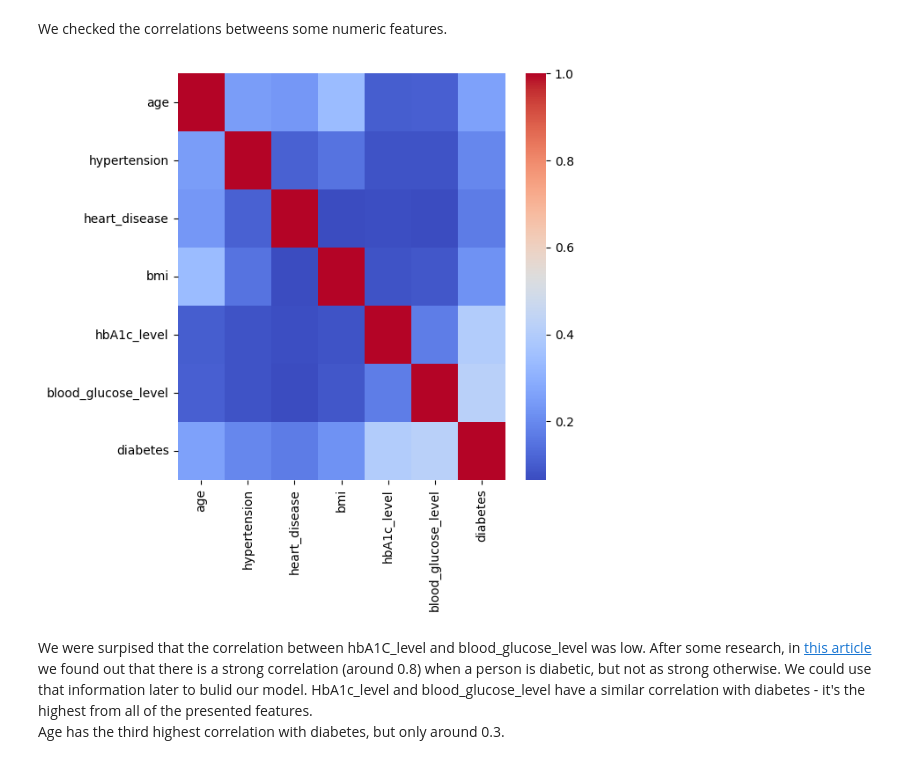
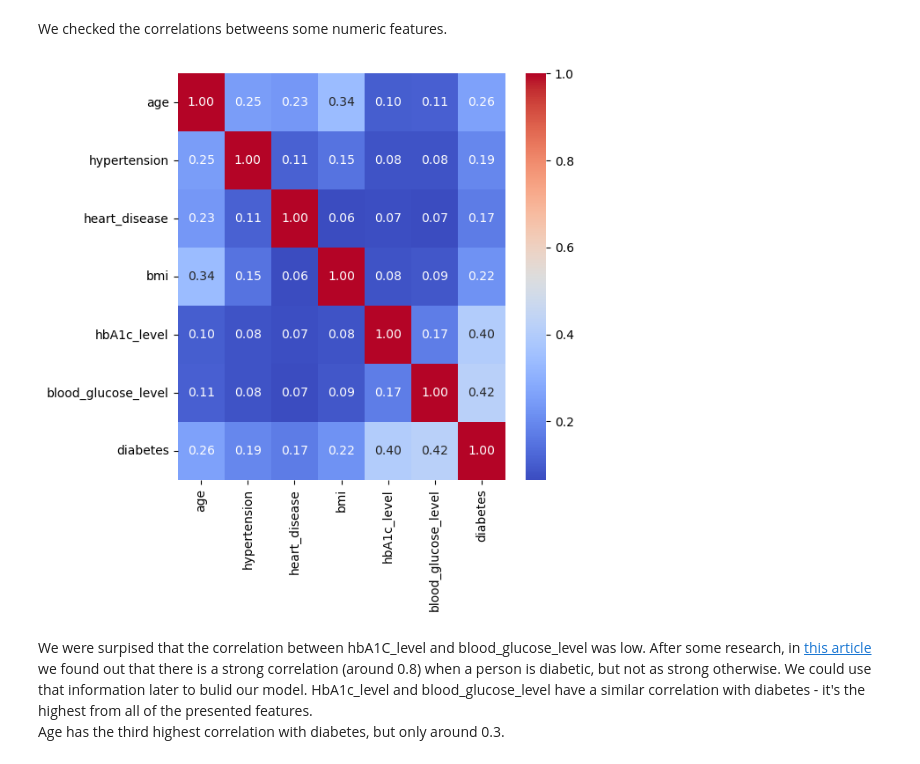
Before and after one commit to kasia-sko/ML, a Jupyter notebook: projekt_1/budowa_krok_1_1.ipynb, the cells around one changed output. Drawn from its saved outputs; the diff is of its cells as text; code cells hidden in the pictures.

```diff
--- a/projekt_1/budowa_krok_1_1.ipynb
+++ b/projekt_1/budowa_krok_1_1.ipynb
@@ -265,11 +265,11 @@ We checked the correlations betweens some numeric features.
 # %%
 races=[col for col in df_train.columns if col.startswith('race')]
 df_num = df_train.drop(columns=["year", "gender", "location", "smoking_history", "clinical_notes"] + races)
 plt.figure(figsize=(6, 6))
-sns.heatmap(df_num.corr(), annot=False, cmap='coolwarm', fmt=".2f")
+sns.heatmap(df_num.corr(), annot=True, cmap='coolwarm', fmt=".2f")
 plt.show()
 # %% [output]
-[figure, old version]
+[figure, new version]
 # %% [markdown]
 We were surpised that the correlation between hbA1C_level and blood_glucose_level was low. After some research, in [this article](https://academic.oup.com/jcem/article/104/3/707/5183246)
 we found out that there is a strong correlation (around 0.8) when a person is diabetic, but not as strong otherwise. We could use that information later to bulid our model.
```
Also changed, not shown: parts of 4 cells of this notebook.
